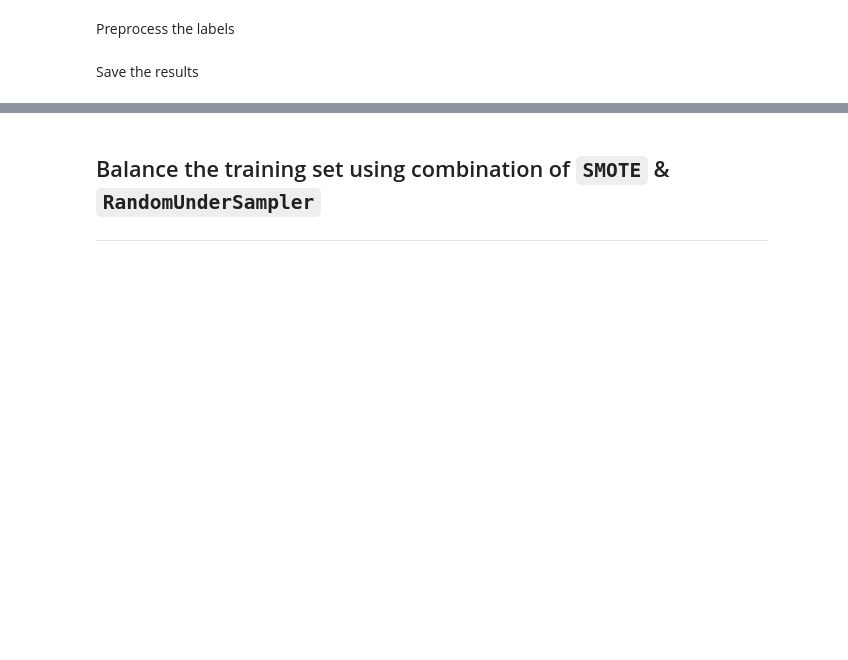
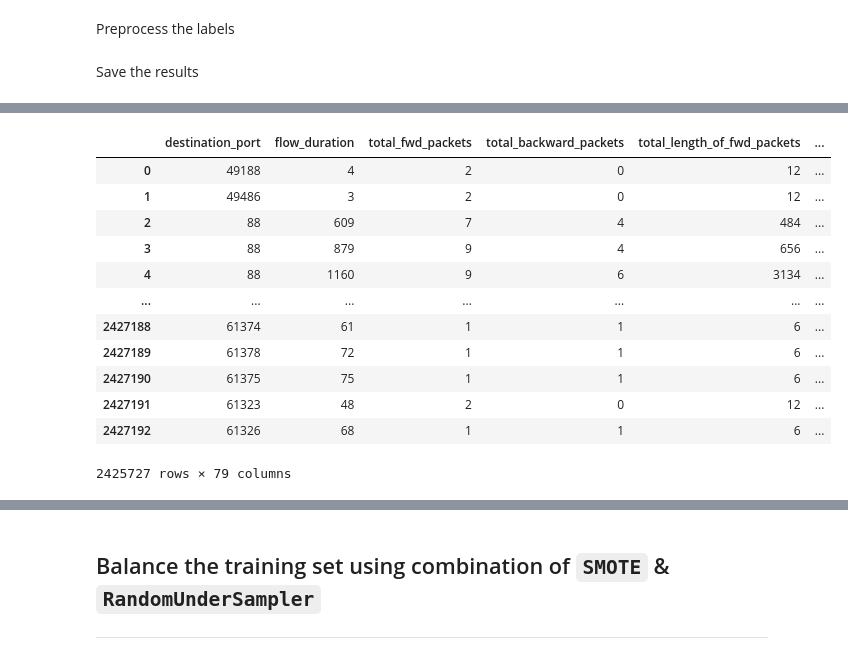
Before and after one commit to xiaohaishuishen/dbn-based-nids, a Jupyter notebook: notebooks/CICIDS2017/CICIDS2017.ipynb, the cells around one changed output, grey strips where cells are left out. Saved outputs shown, nothing was run; the diff lists cells and outputs as text; code cells hidden in the pictures; blank space fills up the shorter version.

```diff
--- a/notebooks/CICIDS2017/CICIDS2017.ipynb
+++ b/notebooks/CICIDS2017/CICIDS2017.ipynb
@@ -519,0 +578,23 @@ X_train.shape
+# %%
+dataset_index = dataset_to_find
+# %%
+index_find = np.arange(len(dataset_index))
+
+# 将序列插入数据集中，作为新列
+dataset_index['index_find'] = index_find
+# %%
+dataset_index
+# %% [output]
+|  | destination_port | flow_duration | total_fwd_packets | total_backward_packets | total_length_of_fwd_packets | ... |
+| 0 | 49188 | 4 | 2 | 0 | 12 | ... |
+| 1 | 49486 | 3 | 2 | 0 | 12 | ... |
+| 2 | 88 | 609 | 7 | 4 | 484 | ... |
+| 3 | 88 | 879 | 9 | 4 | 656 | ... |
+| 4 | 88 | 1160 | 9 | 6 | 3134 | ... |
+| ... | ... | ... | ... | ... | ... | ... |
+| 2427188 | 61374 | 61 | 1 | 1 | 6 | ... |
+| 2427189 | 61378 | 72 | 1 | 1 | 6 | ... |
+| 2427190 | 61375 | 75 | 1 | 1 | 6 | ... |
+| 2427191 | 61323 | 48 | 2 | 0 | 12 | ... |
+| 2427192 | 61326 | 68 | 1 | 1 | 6 | ... |
+2425727 rows × 79 columns
```
Also changed, not shown: parts of 11 cells of this notebook, 3 other files.
